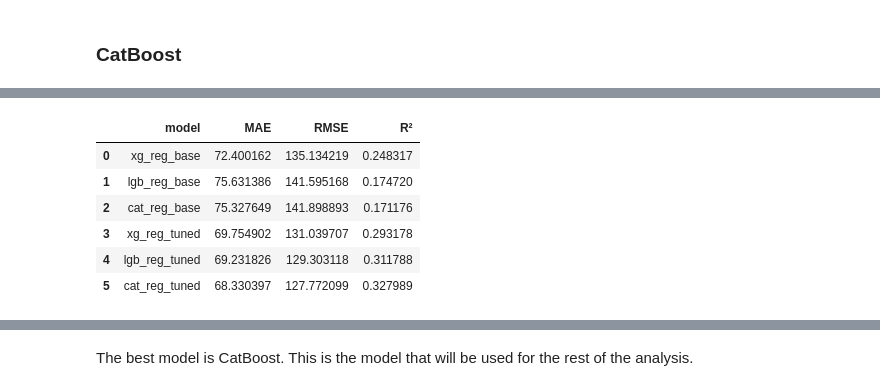
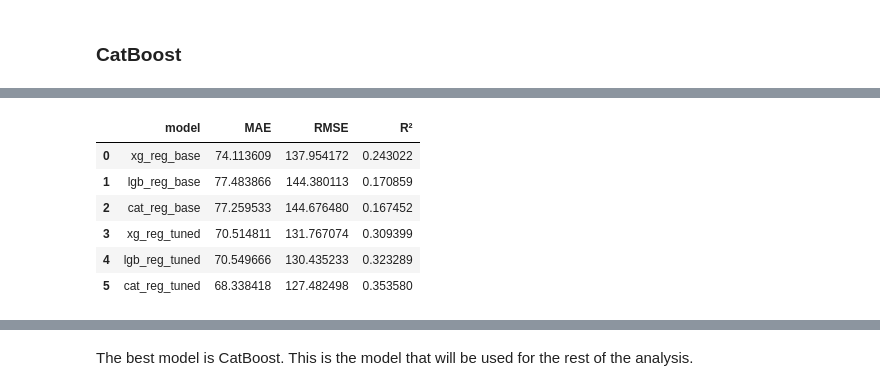
Before and after one commit to nadpierre/stm-transit-delay-prediction, a Jupyter notebook: notebooks/data_modeling.ipynb, the cells around one changed output, grey strips where cells are left out. Cells and saved outputs as stored; diff of their text form; code cells hidden in the pictures.

```diff
--- a/notebooks/data_modeling.ipynb
+++ b/notebooks/data_modeling.ipynb
@@ -410,7 +402,7 @@ lgb_reg_tuned = lgb.train(
     },
     train_set=lgb_train_data,
     valid_sets=[lgb_val_data],
-    num_boost_round=1000,
+    num_boost_round=10000,
     callbacks=[lgb.early_stopping(stopping_rounds=50)]
 )
 # %% [output]
@@ -427,7 +418,7 @@ Did not meet early stopping. Best iteration is:
 # Evaluate model
 y_pred = lgb_reg_tuned.predict(X_val)
 
-reg_metrics_df = add_reg_metrics(reg_metrics_df, y_pred, y_reg_val, 'lgb_reg_tuned')
+reg_metrics_df = add_reg_metrics(reg_metrics_df, y_pred, y_val, 'lgb_reg_tuned')
 reg_metrics_df
 # %% [output]
 |  | model | MAE | RMSE | R² |
@@ -442,7 +433,7 @@ The MAE is slightly better than the previous model and it's much better than the
 ### CatBoost
 # %%
 param_dist = {
-  'iterations': [500, 1000, 5000, 10000],
+  'iterations': [100, 500, 1000],
   'learning_rate': [0.01, 0.05, 0.1],
   'depth': [6, 8, 10],
   'l2_leaf_reg': [1, 3, 5],
@@ -455,7 +446,7 @@ cat_model = CatBoostRegressor(verbose=0, random_seed=42)
 random_search = RandomizedSearchCV(
     estimator=cat_model,
     param_distributions=param_dist,
-    n_iter=20,
+    n_iter=10,
     cv=2,
     scoring='neg_root_mean_squared_error',
     verbose=2,
@@ -474,7 +491,7 @@ cat_best_params = random_search.best_params_
 # %%
 # Train best model with more iterations
 cat_reg_tuned = CatBoostRegressor(
-    iterations=cat_best_params['iterations'],
+    iterations=10000,
     learning_rate=cat_best_params['learning_rate'],
     depth=cat_best_params['depth'],
     l2_leaf_reg=cat_best_params['l2_leaf_reg'],
@@ -484,5 +501,5 @@ cat_reg_tuned = CatBoostRegressor(
     verbose=50
 )
 
-cat_reg_tuned.fit(X_train, y_reg_train, eval_set=(X_val, y_reg_val), early_stopping_rounds=50)
+cat_reg_tuned.fit(X_train, y_train, eval_set=(X_val, y_val), early_stopping_rounds=50)
 # %% [output]
@@ -552,17 +607,17 @@ Shrink model to first 999 iterations.
 # %%
 # Evaluate model
 y_pred = cat_reg_tuned.predict(X_val)
 
-reg_metrics_df = add_reg_metrics(reg_metrics_df, y_pred, y_reg_val, 'cat_reg_tuned')
+reg_metrics_df = add_reg_metrics(reg_metrics_df, y_pred, y_val, 'cat_reg_tuned')
 reg_metrics_df
 # %% [output]
 |  | model | MAE | RMSE | R² |
-| 0 | xg_reg_base | 72.400162 | 135.134219 | 0.248317 |
-| 1 | lgb_reg_base | 75.631386 | 141.595168 | 0.174720 |
-| 2 | cat_reg_base | 75.327649 | 141.898893 | 0.171176 |
-| 3 | xg_reg_tuned | 69.754902 | 131.039707 | 0.293178 |
-| 4 | lgb_reg_tuned | 69.231826 | 129.303118 | 0.311788 |
-| 5 | cat_reg_tuned | 68.330397 | 127.772099 | 0.327989 |
+| 0 | xg_reg_base | 74.113609 | 137.954172 | 0.243022 |
+| 1 | lgb_reg_base | 77.483866 | 144.380113 | 0.170859 |
+| 2 | cat_reg_base | 77.259533 | 144.676480 | 0.167452 |
+| 3 | xg_reg_tuned | 70.514811 | 131.767074 | 0.309399 |
+| 4 | lgb_reg_tuned | 70.549666 | 130.435233 | 0.323289 |
+| 5 | cat_reg_tuned | 68.338418 | 127.482498 | 0.353580 |
 # %%
 # Get model with lowest RMSE
 reg_metrics_df.nsmallest(n=1, columns='RMSE')
```
Also changed, not shown: parts of 24 cells of this notebook, 4 other files.
